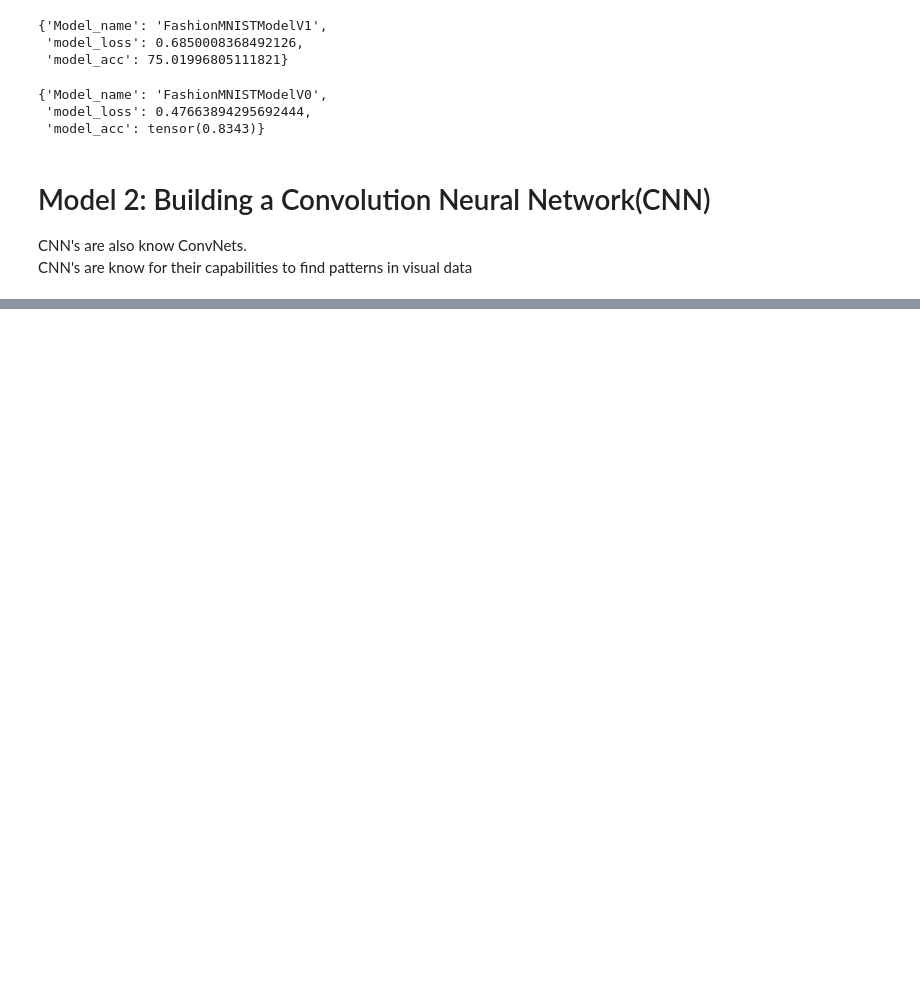
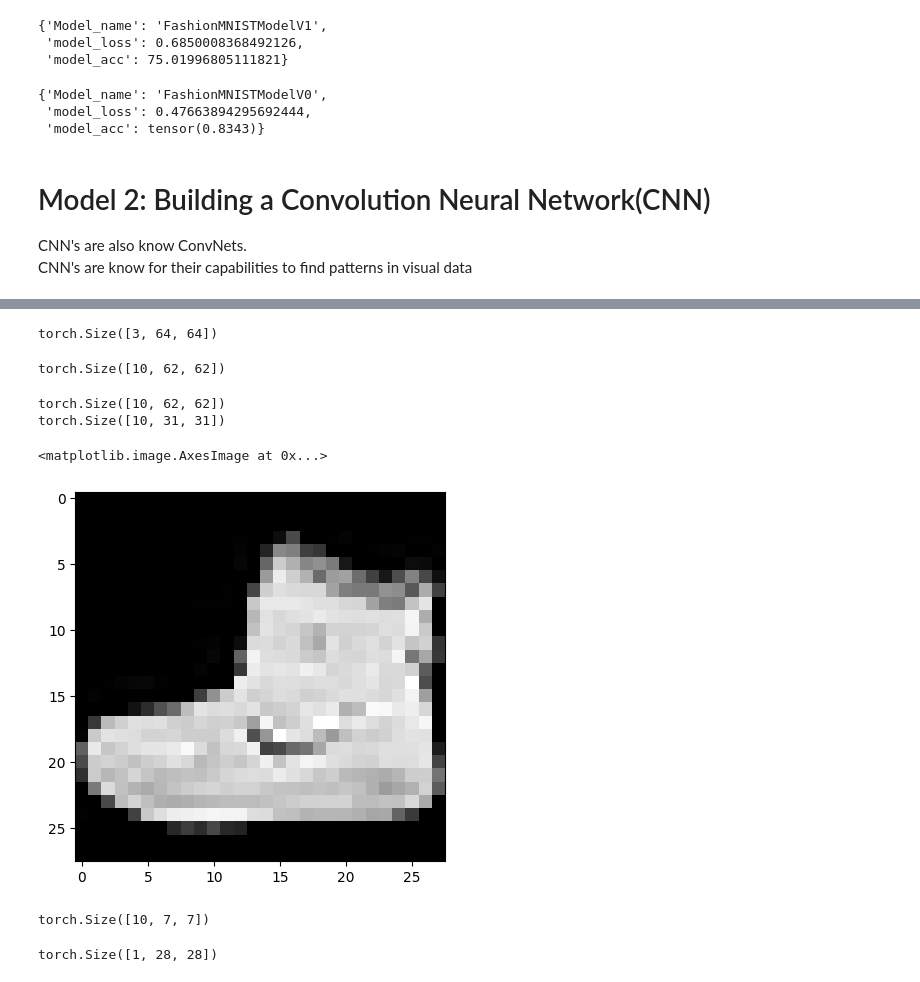
Before and after one commit to tudaykrishna/PyTorch, a Jupyter notebook: 03_Pytorch.ipynb, the cells around one changed output, grey strips where cells are left out. Saved outputs shown, nothing was run; the diff lists cells and outputs as text; code cells hidden in the pictures; blank space fills up the shorter version.

```diff
--- a/03_Pytorch.ipynb
+++ b/03_Pytorch.ipynb
@@ -771,0 +831,46 @@ class FashionMNISTModelV2(nn.Module):
+# %%
+test_image.shape
+# %% [output]
+torch.Size([3, 64, 64])
+# %%
+torch.manual_seed(42)
+# Create a single conv2d layer
+conv_layer = nn.Conv2d(in_channels=3,
+                       out_channels=10,
+                       kernel_size=(3,3),
+                       stride=1,
+                       padding=0)
+
+conv_output = conv_layer(test_image)
+conv_output.shape
+# %% [output]
+torch.Size([10, 62, 62])
+# %%
+# Create a sample nn.Maxpool layer
+
+max_pool = nn.MaxPool2d(kernel_size=2)
+
+
+test_image_throught_conv = conv_layer(test_image)
+print(test_image_throught_conv.shape)
+
+test_image_throught_maxpool = max_pool(test_image_throught_conv)
+
+print(test_image_throught_maxpool.shape)
+# %% [output]
+torch.Size([10, 62, 62])
+torch.Size([10, 31, 31])
+# %%
+plt.imshow(image.squeeze(),cmap="gray")
+# %% [output]
+<matplotlib.image.AxesImage at 0x...>
+[figure, added]
+# %%
+rand_img = torch.randn(size=(10,7,7))
+rand_img.shape
+# %% [output]
+torch.Size([10, 7, 7])
+# %%
+image.shape
+# %% [output]
+torch.Size([1, 28, 28])
```
Also changed, not shown: parts of 11 cells of this notebook.
